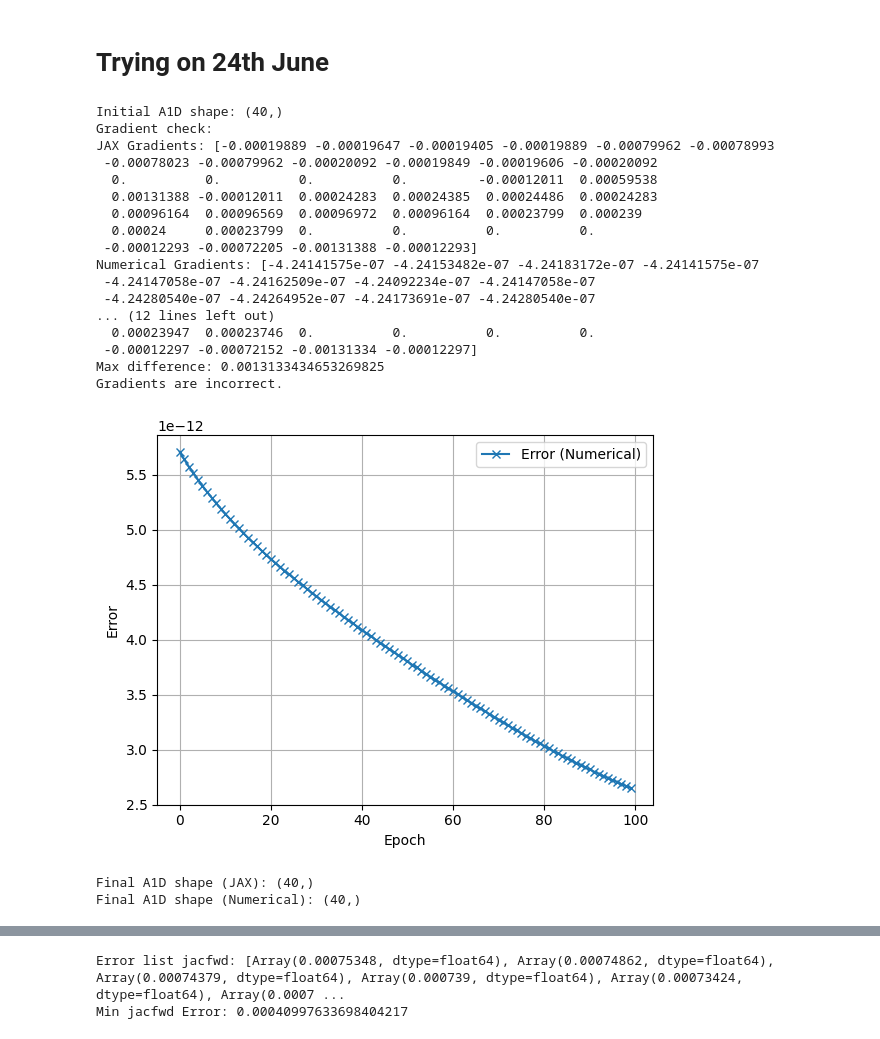
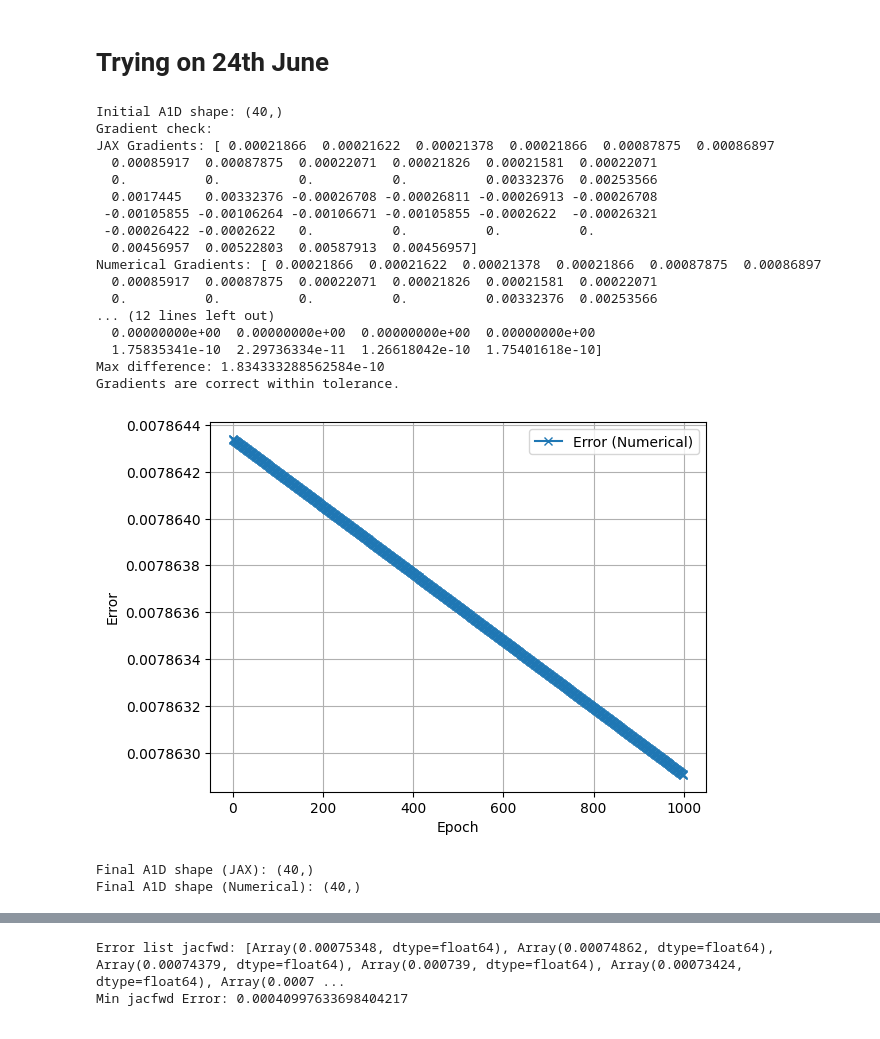
Before and after one commit to RaviPandey33/Optimizing_ODE_Solvers_-_A_Machine_Learning_Approach_to_RK4_Enhancement, a Jupyter notebook: Rk4_method_implementation/Testing/Testing_error.ipynb, the cells around one changed output, grey strips where cells are left out. Drawn from its saved outputs; the diff is of its cells as text; code cells hidden in the pictures.

Commit message:
Testesd the program, Testing_error

```diff
--- a/Rk4_method_implementation/Testing/Testing_error.ipynb
+++ b/Rk4_method_implementation/Testing/Testing_error.ipynb
@@ -775,7 +708,7 @@ print("Initial A1D shape:", A1D_initial.shape)
 
 # Function to compute error
 def compute_error(A1D, H_sequence):
-    return find_error_test(A1D, H_sequence)
+    return prk_test.find_error_test(A1D)
 
 # Finite difference gradient calculation
 def numerical_gradient(A1D, H_sequence, epsilon=1e-5):
@@ -791,20 +724,20 @@ def numerical_gradient(A1D, H_sequence, epsilon=1e-5):
 # Gradient function using jax.jacfwd
 grad_fn = jacfwd(compute_error)
 
-# Compute gradients using jax.jacfwd
+# Computing gradients using jax.jacfwd
 jax_gradients = grad_fn(A1D_initial, H_sequence)
 
-# Compute numerical gradients
+# Computing numerical gradients
 numerical_gradients = numerical_gradient(A1D_initial, H_sequence)
 
-# Compare gradients
+# Comparing the gradients gradients
 print("Gradient check:")
 print("JAX Gradients:", jax_gradients)
 print("Numerical Gradients:", numerical_gradients)
 print("Difference:", jax_gradients - numerical_gradients)
 print("Max difference:", np.max(np.abs(jax_gradients - numerical_gradients)))
 
-# Set a tolerance for acceptable difference
+# Setting a tolerance value for acceptable difference
 tolerance = 1e-4
 if np.allclose(jax_gradients, numerical_gradients, atol=tolerance):
     print("Gradients are correct within tolerance.")
@@ -836,47 +769,47 @@ A1D_numerical = A1D_initial.copy()
 for epoch in trange(1000, desc="Training with Numerical gradients"):
     # Compute the gradient for the current parameters using the numerical method
     gradients = numerical_gradient(A1D_numerical, H_sequence)
 
     # Update the parameters using gradient descent
     A1D_numerical = A1D_numerical - learning_rate * gradients
 
     # Compute the error for the current parameters
     current_error = compute_error(A1D_numerical, H_sequence)
 
     # Store the error for plotting
     error_list_numerical.append(current_error)
 
 # Plot the errors
 # plt.plot(range(len(error_list_jax)), error_list_jax, label="Error (JAX)", marker='o')
 plt.plot(range(len(error_list_numerical)), error_list_numerical, label="Error (Numerical)", marker='x')
 # plt.gca().yaxis.set_major_formatter(plt.ScalarFormatter(useOffset=False))
 plt.legend()
 plt.grid()
 plt.xlabel('Epoch')
 plt.ylabel('Error')
 plt.show()
 
 # Print final shapes of A1D
 print("Final A1D shape (JAX):", A1D_jax.shape)
 print("Final A1D shape (Numerical):", A1D_numerical.shape)
 # %% [output]
 Initial A1D shape: (40,)
 Gradient check:
-JAX Gradients: [-0.00019889 -0.00019647 -0.00019405 -0.00019889 -0.00079962 -0.00078993
- -0.00078023 -0.00079962 -0.00020092 -0.00019849 -0.00019606 -0.00020092
-  0.          0.          0.          0.         -0.00012011  0.00059538
-  0.00131388 -0.00012011  0.00024283  0.00024385  0.00024486  0.00024283
-  0.00096164  0.00096569  0.00096972  0.00096164  0.00023799  0.000239
-  0.00024     0.00023799  0.          0.          0.          0.
- -0.00012293 -0.00072205 -0.00131388 -0.00012293]
-Numerical Gradients: [-4.24141575e-07 -4.24153482e-07 -4.24183172e-07 -4.24141575e-07
- -4.24147058e-07 -4.24162509e-07 -4.24092234e-07 -4.24147058e-07
- -4.24280540e-07 -4.24264952e-07 -4.24173691e-07 -4.24280540e-07
+JAX Gradients: [ 0.00021866  0.00021622  0.00021378  0.00021866  0.00087875  0.00086897
+  0.00085917  0.00087875  0.00022071  0.00021826  0.00021581  0.00022071
+  0.          0.          0.          0.          0.00332376  0.00253566
+  0.0017445   0.00332376 -0.00026708 -0.00026811 -0.00026913 -0.00026708
+ -0.00105855 -0.00106264 -0.00106671 -0.00105855 -0.0002622  -0.00026321
+ -0.00026422 -0.0002622   0.          0.          0.          0.
+  0.00456957  0.00522803  0.00587913  0.00456957]
+Numerical Gradients: [ 0.00021866  0.00021622  0.00021378  0.00021866  0.00087875  0.00086897
+  0.00085917  0.00087875  0.00022071  0.00021826  0.00021581  0.00022071
+  0.          0.          0.          0.          0.00332376  0.00253566
 ... (12 lines left out)
-  0.00023947  0.00023746  0.          0.          0.          0.
- -0.00012297 -0.00072152 -0.00131334 -0.00012297]
-Max difference: 0.0013133434653269825
-Gradients are incorrect.
+  0.00000000e+00  0.00000000e+00  0.00000000e+00  0.00000000e+00
+  1.75835341e-10  2.29736334e-11  1.26618042e-10  1.75401618e-10]
+Max difference: 1.834333288562584e-10
+Gradients are correct within tolerance.
-[figure, old version]
+[figure, new version]
 Final A1D shape (JAX): (40,)
 Final A1D shape (Numerical): (40,)
```
Also changed, not shown: parts of 8 cells of this notebook, 5 other files.
